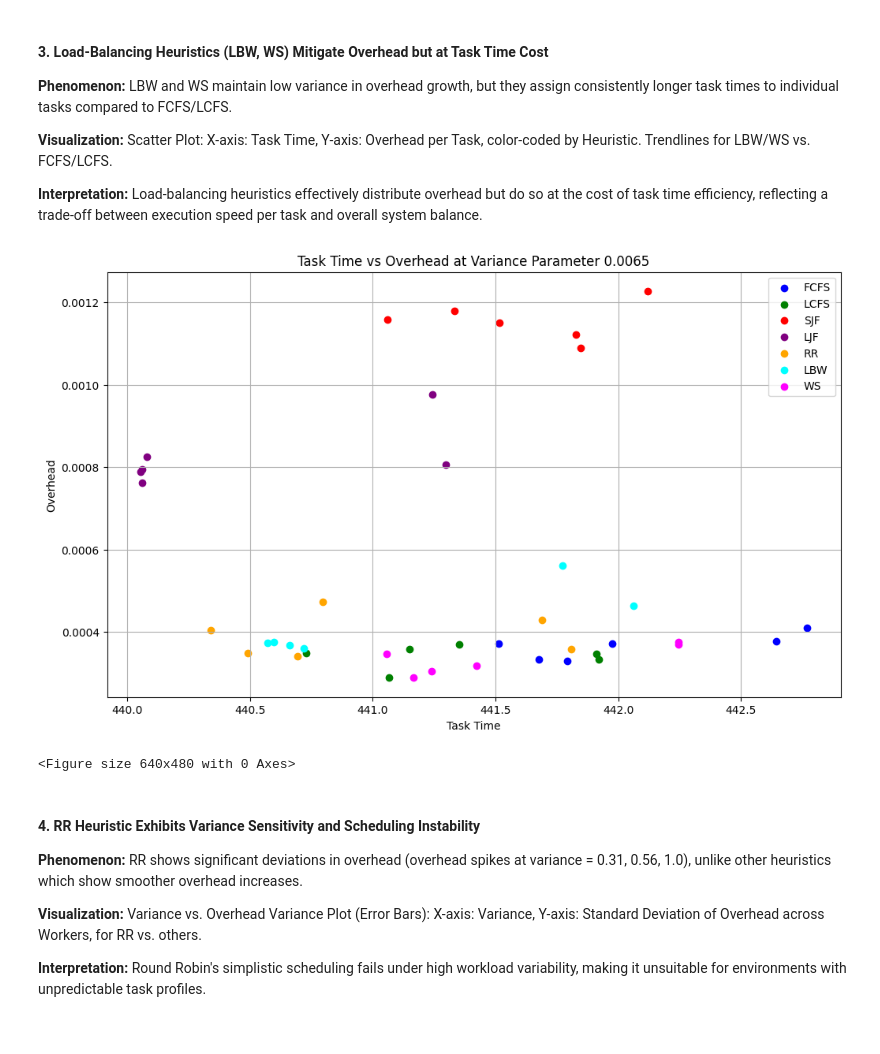
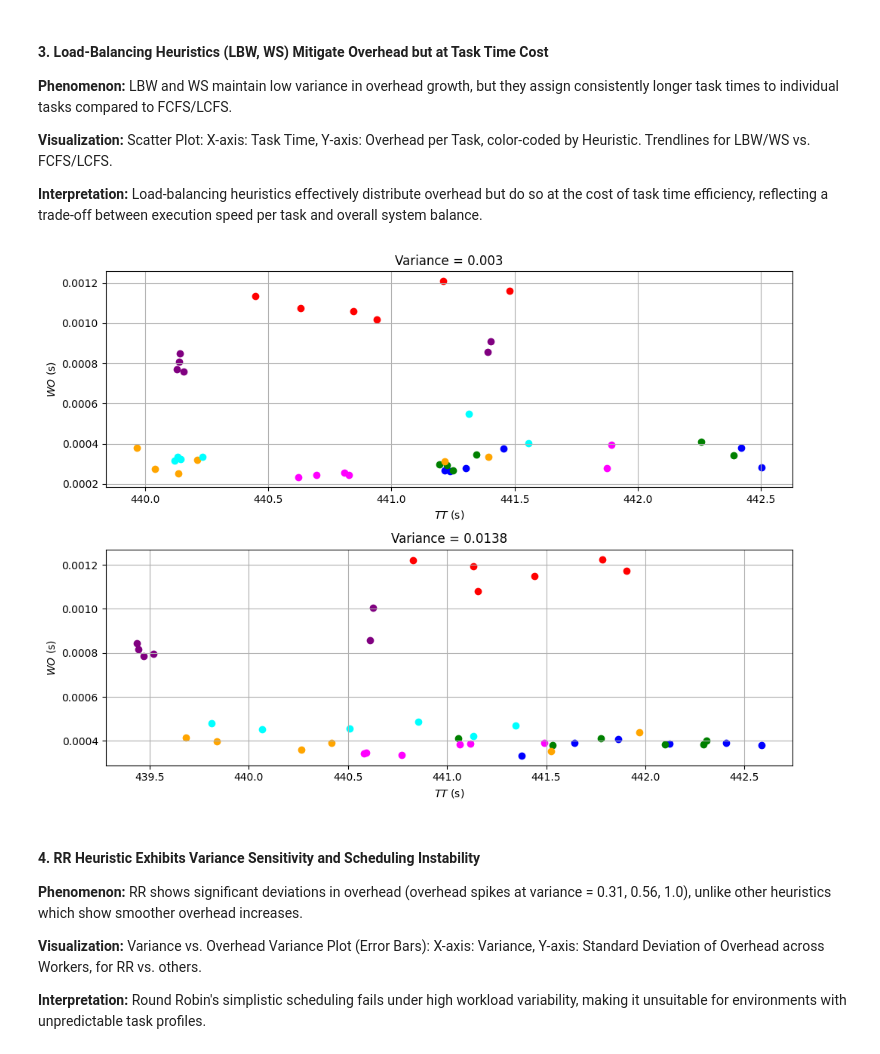
Before and after one commit to Nenonymo/PSHCAF, a Jupyter notebook: analysis/results_analysis.ipynb, the cells around one changed output. Saved outputs shown, nothing was run; the diff lists cells and outputs as text; code cells hidden in the pictures.

```diff
--- a/analysis/results_analysis.ipynb
+++ b/analysis/results_analysis.ipynb
@@ -62,11 +263,13 @@ Tdata: Task data, Tdata[Heuristic][Variance] = [task times]
 # %% [markdown]
 ### Graph Generation
 # %%
-colors = {'FCFS':'blue', 'LCFS':'green', 'SJF':'red', 'LJF':'purple', 'RR':'orange', 'LBW':'cyan', 'WS':'magenta'}
+colors = {'FCFS':'blue', 'LCFS':'green', 'SJF':'red', 'LJF':'purple', 'CD':'orange', 'LBW':'cyan', 'WS':'magenta'}
 
 figSize = {'S':(12,6), 'M':(12,7), 'L':(12,8)}
 
 figPath = './figures/'
+
+pad_inches = 0.03
 # %% [markdown]
 ##### Logarithmic scaling parameters
 # %%
@@ -106,0 +313,16 @@ plt.savefig(figPath + 'overhead_growth_patterns.png')
+# %%
+# Overhead
+plt.figure(figsize=figSize['M'])
+for heuristic in heuristics:
+    plt.plot(variances, std_overheads[heuristic], label=heuristic, marker='o', color=colors[heuristic])
+
+plt.xlabel('v')
+plt.xscale('symlog', linthresh=logLinthresh, linscale=logLinscale)
+plt.xticks(variances, labels=variances, minor=False, rotation=45)
+plt.ylabel(r'$WO$ (s)')
+#plt.title('Average±STD Worker Overhead Results per Heuristic')
+plt.legend()
+plt.grid(True)
+
+plt.savefig(figPath + 'overhead_variability.png', bbox_inches='tight', pad_inches=pad_inches)
+plt.show()
@@ -157,37 +380,45 @@ Trendlines for LBW/WS vs. FCFS/LCFS.
 **Interpretation:**
 Load-balancing heuristics effectively distribute overhead but do so at the cost of task time efficiency, reflecting a trade-off between execution speed per task and overall system balance.
 # %%
-# Extract data for Variance Parameter = 0.0065 (v_id = 5)
-v_id = 5
-task_times = []
-overheads = []
-labels = []
+import matplotlib.pyplot as plt
 
-for h_id, heuristic in enumerate(heuristics):
-    for task_time, overhead in Wdata[h_id][v_id]:
-        task_times.append(task_time)
-        overheads.append(overhead)
-        labels.append(heuristic)
+# Pick four variance indices to show
+variance_ids = [3, 7, 12, 16]   # <-- change to whichever four you want
+fig, axes = plt.subplots(2, 1, figsize=figSize['L'], sharex=False, sharey=False)
+axes = axes.ravel()
 
-#Plotting
+for idx, (ax, v_id) in enumerate(zip(axes, variance_ids)):
+    task_times = []
+    overheads = []
+    labels = []
 
-plt.figure(figsize=figSize['M'])
-for heuristic in heuristics:
-    xs = [t for t, h in zip(task_times, labels) if h == heuristic]
-    ys = [o for o, h in zip(overheads, labels) if h == heuristic]
-    plt.scatter(xs, ys, label=heuristic, color=colors[heuristic])
+    # Collect data for this variance
+    for h_id, heuristic in enumerate(heuristics):
+        for task_time, overhead in Wdata[h_id][v_id]:
+            task_times.append(task_time)
+            overheads.append(overhead)
+            labels.append(heuristic)
 
-plt.xlabel('Task Time')
-plt.ylabel('Overhead')
-plt.title(f'Task Time vs Overhead at Variance Parameter {variances[v_id]}')
-plt.legend()
-plt.grid(True)
+    # Scatter per heuristic
+    for heuristic in heuristics:
+        xs = [t for t, h in zip(task_times, labels) if h == heuristic]
+        ys = [o for o, h in zip(overheads, labels) if h == heuristic]
+        ax.scatter(xs, ys, label=heuristic, color=colors[heuristic])
+
+    ax.set_xlabel(r"$TT$ (s)")
+    ax.set_ylabel(r"$WO$ (s)")
+    ax.set_title(f"Variance = {variances[v_id]}")
+    ax.grid(True)
+
+
+#fig.suptitle("Task Time vs Overhead at Different Variance Parameters", y=0.95)
+fig.tight_layout(rect=[0, 0, 0.85, 0.94])
+
+plt.savefig(figPath + 'task_time_vs_overhead_four_variances.png',
+            bbox_inches='tight', pad_inches=pad_inches)
 plt.show()
-
-plt.savefig(figPath + 'task_time_vs_overhead_specific_variance.png')
 # %% [output]
-[figure, old version]
+[figure, new version]
-<Figure size 640x480 with 0 Axes>
 # %% [markdown]
 #### 4. RR Heuristic Exhibits Variance Sensitivity and Scheduling Instability
 
```
Also changed, not shown: parts of 32 cells of this notebook, 20 other files.
